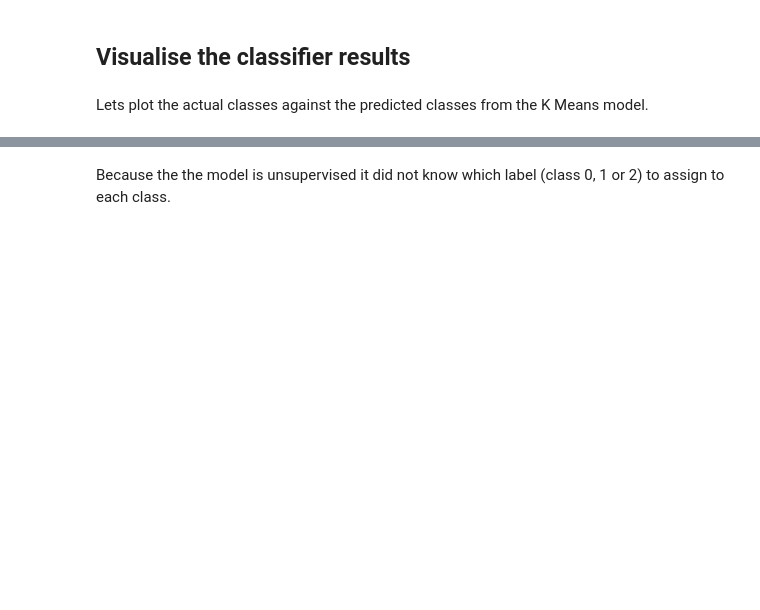
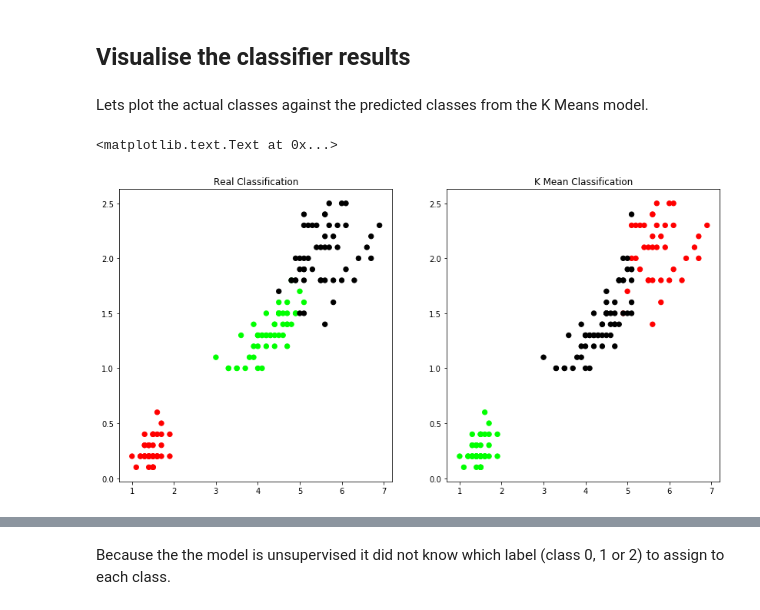
Before and after one commit to mstfldmr/IntelAIWorkshop, a Jupyter notebook: KMeansClustering.ipynb, the cells around one changed output, grey strips where cells are left out. Cells and saved outputs as stored; diff of their text form; code cells hidden in the pictures; blank space fills up the shorter version.

```diff
--- a/KMeansClustering.ipynb
+++ b/KMeansClustering.ipynb
@@ -117,6 +117,26 @@ array([1, 1, 1, 1, 1, 1, 1, 1, 1, 1, 1, 1, 1, 1, 1, 1, 1, 1, 1, 1, 1, 1, 1,
 ## Visualise the classifier results
 # %% [markdown]
 Lets plot the actual classes against the predicted classes from the K Means model.
+# %%
+# View the results
+# Set the size of the plot
+plt.figure(figsize=(14,7))
+
+# Create a colormap
+colormap = np.array(['red', 'lime', 'black'])
+
+# Plot the Original Classifications
+plt.subplot(1, 2, 1)
+plt.scatter(x.Petal_Length, x.Petal_Width, c=colormap[y.Targets], s=40)
+plt.title('Real Classification')
+
+# Plot the Models Classifications
+plt.subplot(1, 2, 2)
+plt.scatter(x.Petal_Length, x.Petal_Width, c=colormap[model.labels_], s=40)
+plt.title('K Mean Classification')
+# %% [output]
+<matplotlib.text.Text at 0x...>
+[figure, added]
 # %%
 # View the results
 # Set the size of the plot
```
Also changed, not shown: parts of 7 cells of this notebook, 3 other files.
